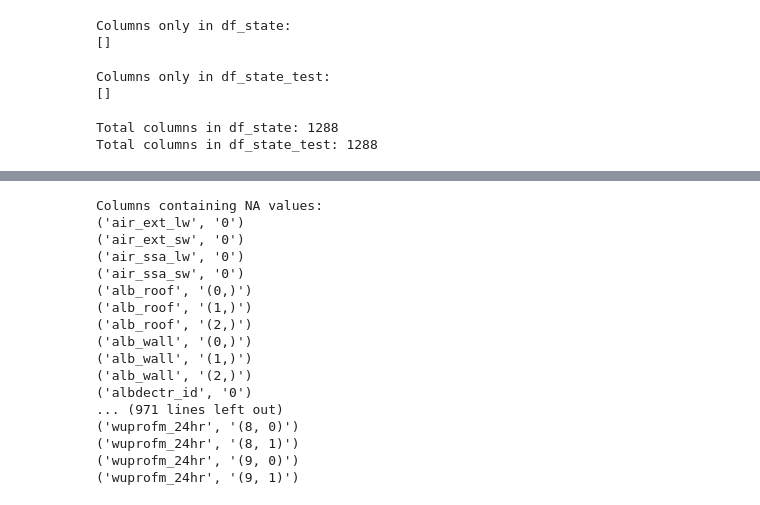
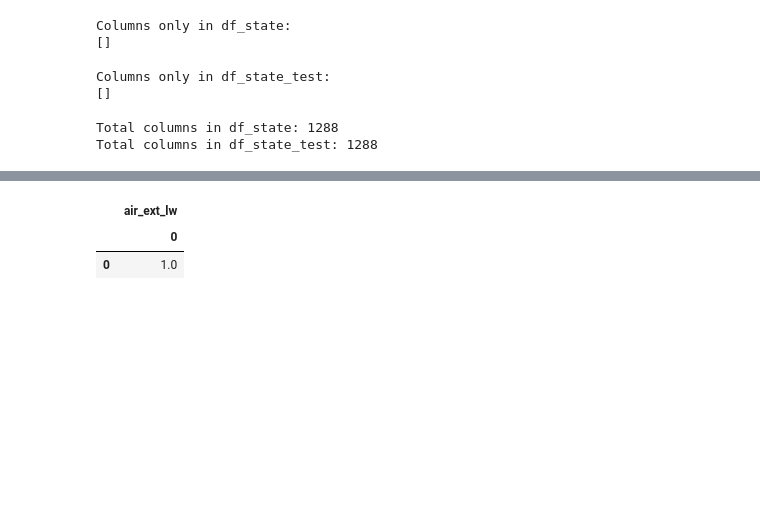
Before and after one commit to sj-mei/SUEWS, a Jupyter notebook: schema/dev/convert-yml-df.ipynb, the cells around one changed output, grey strips where cells are left out. Drawn from its saved outputs; the diff is of its cells as text; code cells hidden in the pictures; blank space fills up the shorter version.

```diff
--- a/schema/dev/convert-yml-df.ipynb
+++ b/schema/dev/convert-yml-df.ipynb
@@ -187,28 +184,7 @@ MultiIndex([('storedrainprm', '(0, 0)'),
            names=['var', 'ind_dim'])
-# %%
-# df_state_test.isna()
-# Get columns with any NA values
-na_cols = df_state_test.columns[df_state_test.isna().any()].tolist()
-
-# Sort and print the column names
-print("\nColumns containing NA values:")
-for col in sorted(na_cols):
-    print(col)
-# %% [output]
-Columns containing NA values:
-('air_ext_lw', '0')
-('air_ext_sw', '0')
-('air_ssa_lw', '0')
-('air_ssa_sw', '0')
-('alb_roof', '(0,)')
-('alb_roof', '(1,)')
-('alb_roof', '(2,)')
-('alb_wall', '(0,)')
-('alb_wall', '(1,)')
-('alb_wall', '(2,)')
-('albdectr_id', '0')
-... (971 lines left out)
-('wuprofm_24hr', '(8, 0)')
-('wuprofm_24hr', '(8, 1)')
-('wuprofm_24hr', '(9, 0)')
-('wuprofm_24hr', '(9, 1)')
+# %%
+df_state_test.filter(like='air_ext_lw')
+# %% [output]
+|  | air_ext_lw |
+|  | 0 |
+| 0 | 1.0 |
```
Also changed, not shown: parts of 6 cells of this notebook, 1 other file.
